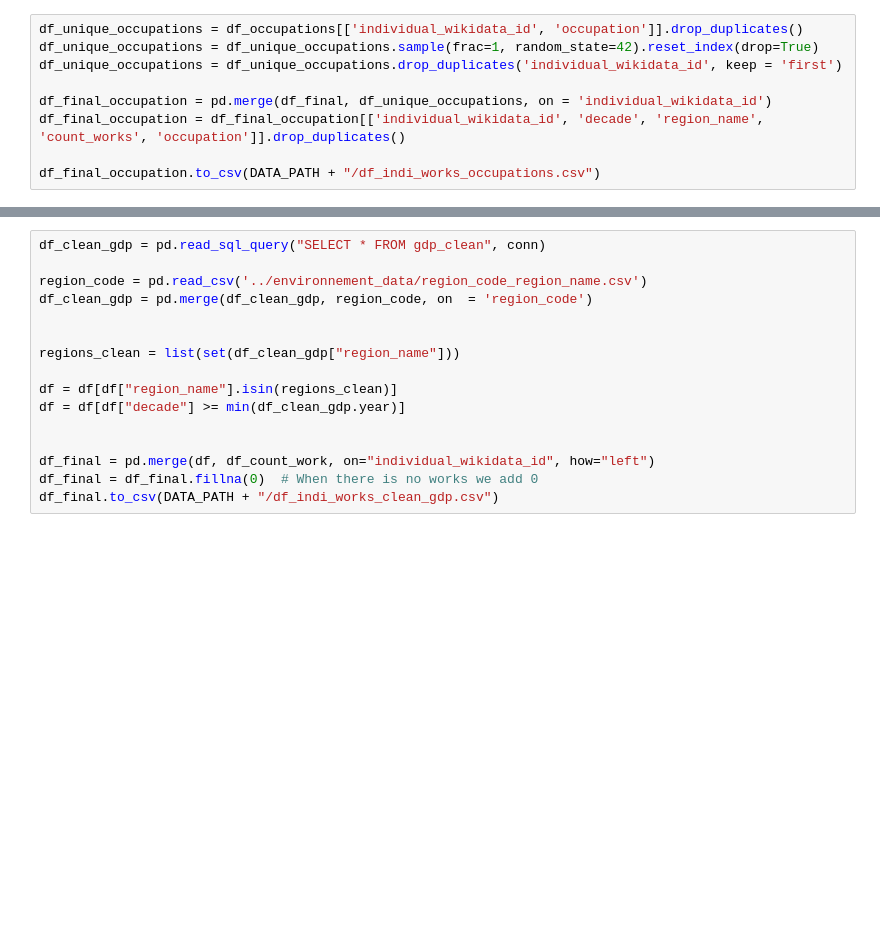
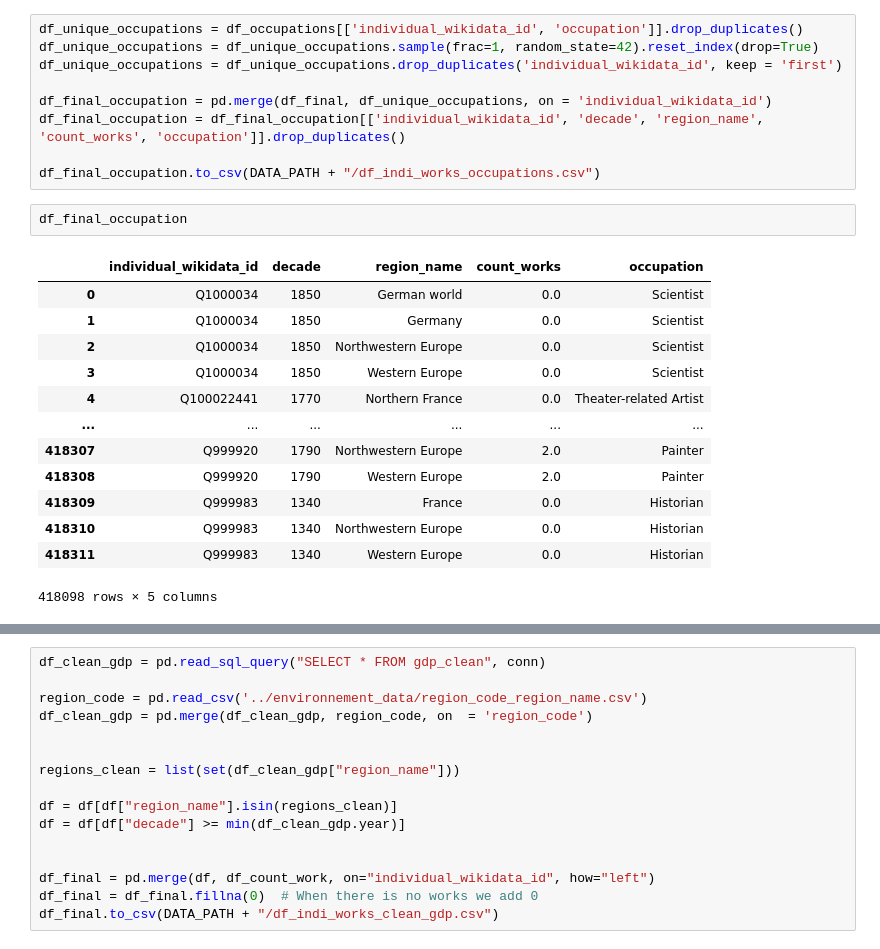
Before and after one commit to charlesdedampierre/cultura_project, a Jupyter notebook: unseen_species_model/extract_CPs_works.ipynb, the cells around one changed output, grey strips where cells are left out. Saved outputs shown, nothing was run; the diff lists cells and outputs as text; blank space fills up the shorter version.

Commit message:
change in occupations

```diff
--- a/unseen_species_model/extract_CPs_works.ipynb
+++ b/unseen_species_model/extract_CPs_works.ipynb
@@ -214,6 +203,22 @@ df_final_occupation = pd.merge(df_final, df_unique_occupations, on = 'individual
 df_final_occupation = df_final_occupation[['individual_wikidata_id', 'decade', 'region_name', 'count_works', 'occupation']].drop_duplicates()
 
 df_final_occupation.to_csv(DATA_PATH + "/df_indi_works_occupations.csv")
+# %%
+df_final_occupation
+# %% [output]
+|  | individual_wikidata_id | decade | region_name | count_works | occupation |
+| 0 | Q1000034 | 1850 | German world | 0.0 | Scientist |
+| 1 | Q1000034 | 1850 | Germany | 0.0 | Scientist |
+| 2 | Q1000034 | 1850 | Northwestern Europe | 0.0 | Scientist |
+| 3 | Q1000034 | 1850 | Western Europe | 0.0 | Scientist |
+| 4 | Q100022441 | 1770 | Northern France | 0.0 | Theater-related Artist |
+| ... | ... | ... | ... | ... | ... |
+| 418307 | Q999920 | 1790 | Northwestern Europe | 2.0 | Painter |
+| 418308 | Q999920 | 1790 | Western Europe | 2.0 | Painter |
+| 418309 | Q999983 | 1340 | France | 0.0 | Historian |
+| 418310 | Q999983 | 1340 | Northwestern Europe | 0.0 | Historian |
+| 418311 | Q999983 | 1340 | Western Europe | 0.0 | Historian |
+418098 rows × 5 columns
 # %%
 df_final_occupation[df_final_occupation['count_works']<=2].occupation.value_counts()
 # %% [output]
```
Also changed, not shown: parts of 4 cells of this notebook, 5 other files.
